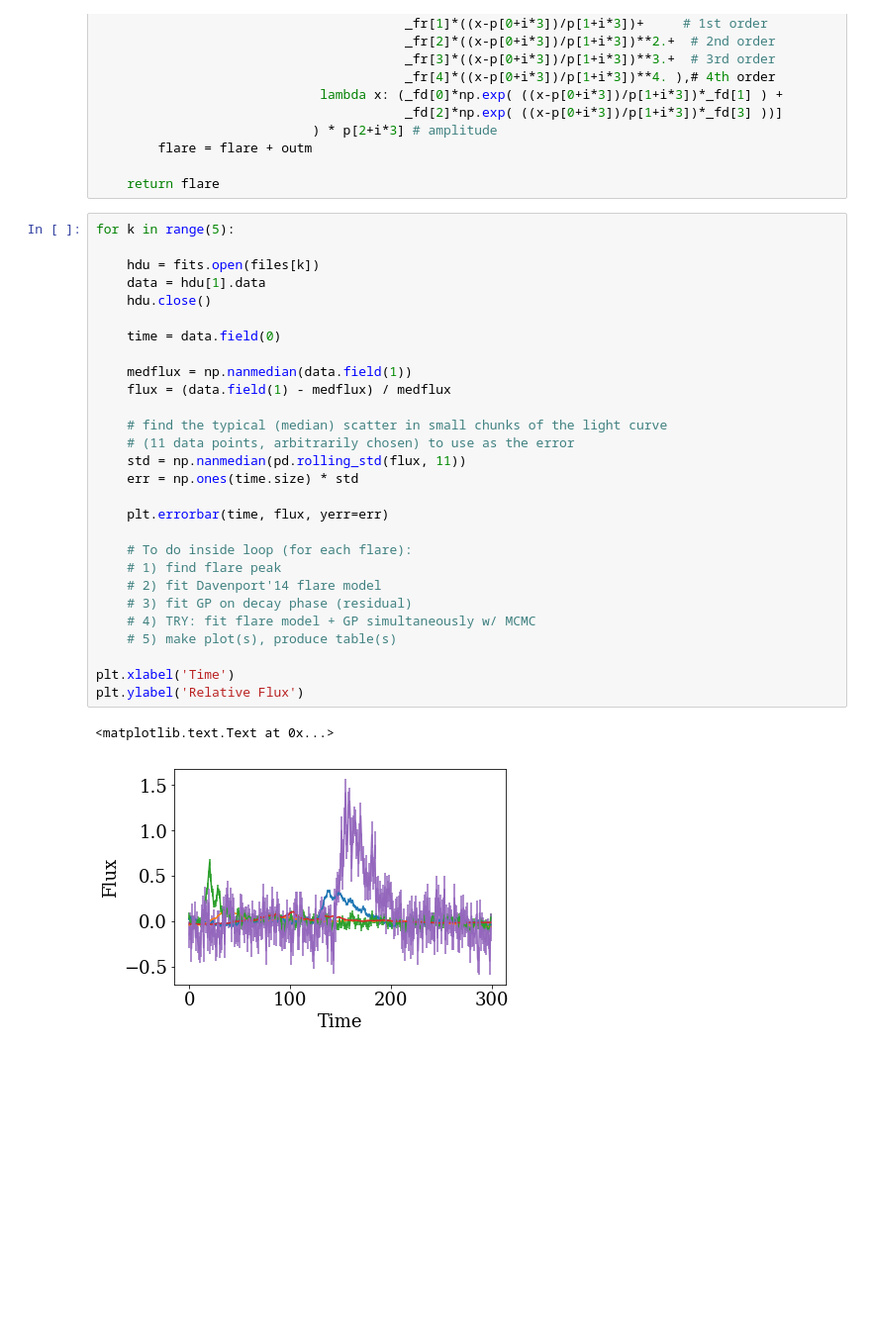
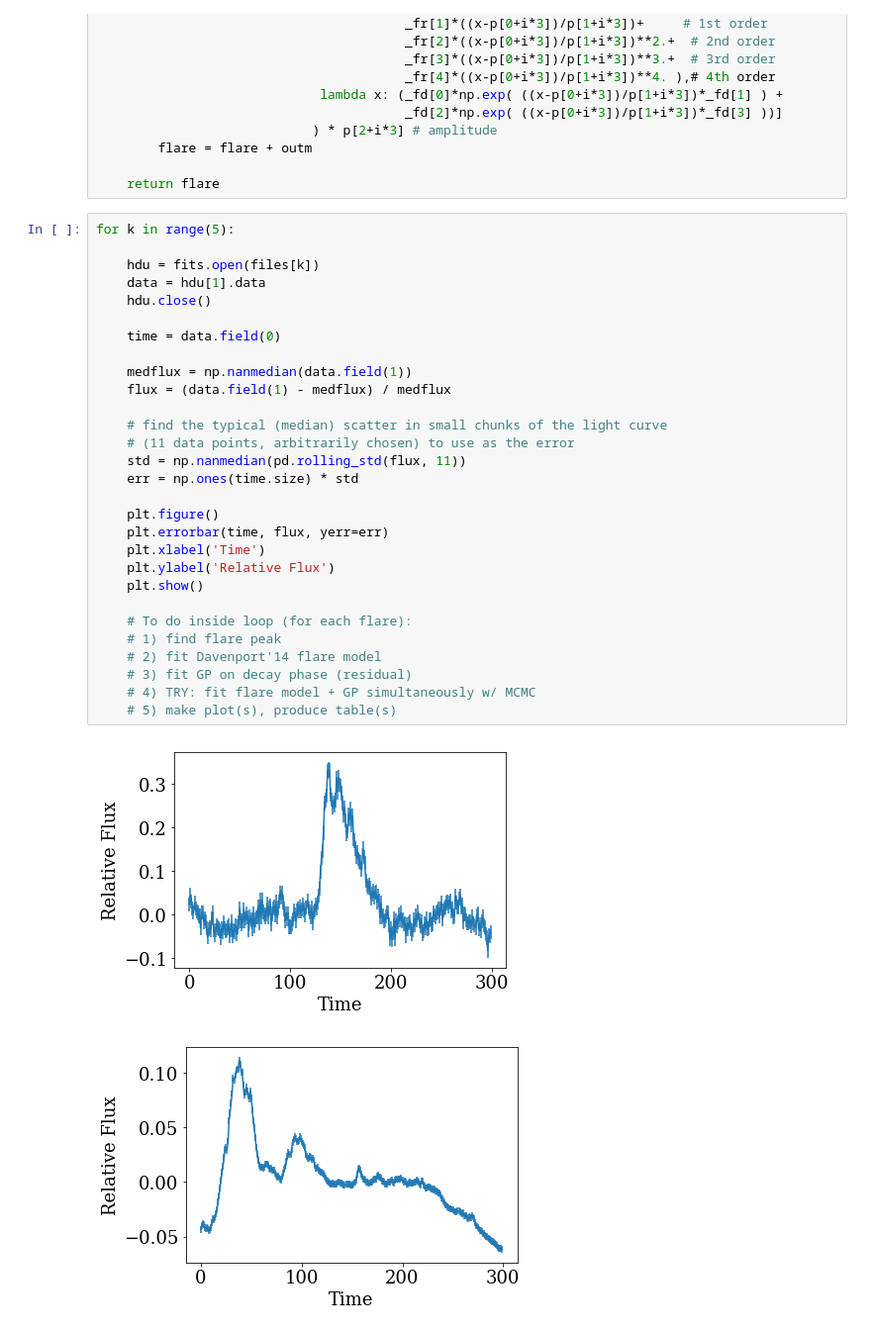
Before and after one commit to jradavenport/flare_sims, a Jupyter notebook: notebooks/qpp_explore.ipynb, the cells around one changed output. Shown: that part at 99% size. Drawn from its saved outputs; the diff is of its cells as text; blank space fills up the shorter version.

Commit message:
move scope of plot

```diff
--- a/notebooks/qpp_explore.ipynb
+++ b/notebooks/qpp_explore.ipynb
@@ -69,31 +69,32 @@ def aflare(t, p):
 # %%
 for k in range(5):
 
     hdu = fits.open(files[k])
     data = hdu[1].data
     hdu.close()
 
     time = data.field(0)
 
     medflux = np.nanmedian(data.field(1))
     flux = (data.field(1) - medflux) / medflux
 
     # find the typical (median) scatter in small chunks of the light curve
     # (11 data points, arbitrarily chosen) to use as the error
     std = np.nanmedian(pd.rolling_std(flux, 11))
     err = np.ones(time.size) * std
 
+    plt.figure()
     plt.errorbar(time, flux, yerr=err)
+    plt.xlabel('Time')
+    plt.ylabel('Relative Flux')
+    plt.show()
 
     # To do inside loop (for each flare):
     # 1) find flare peak
     # 2) fit Davenport'14 flare model
     # 3) fit GP on decay phase (residual)
     # 4) TRY: fit flare model + GP simultaneously w/ MCMC
     # 5) make plot(s), produce table(s)
-
-plt.xlabel('Time')
-plt.ylabel('Relative Flux')
 # %% [output]
-<matplotlib.text.Text at 0x...>
-[figure, old version]
+[figure, new version]
+[figure, added]
```
Also changed, not shown: parts of 1 cell of this notebook.
